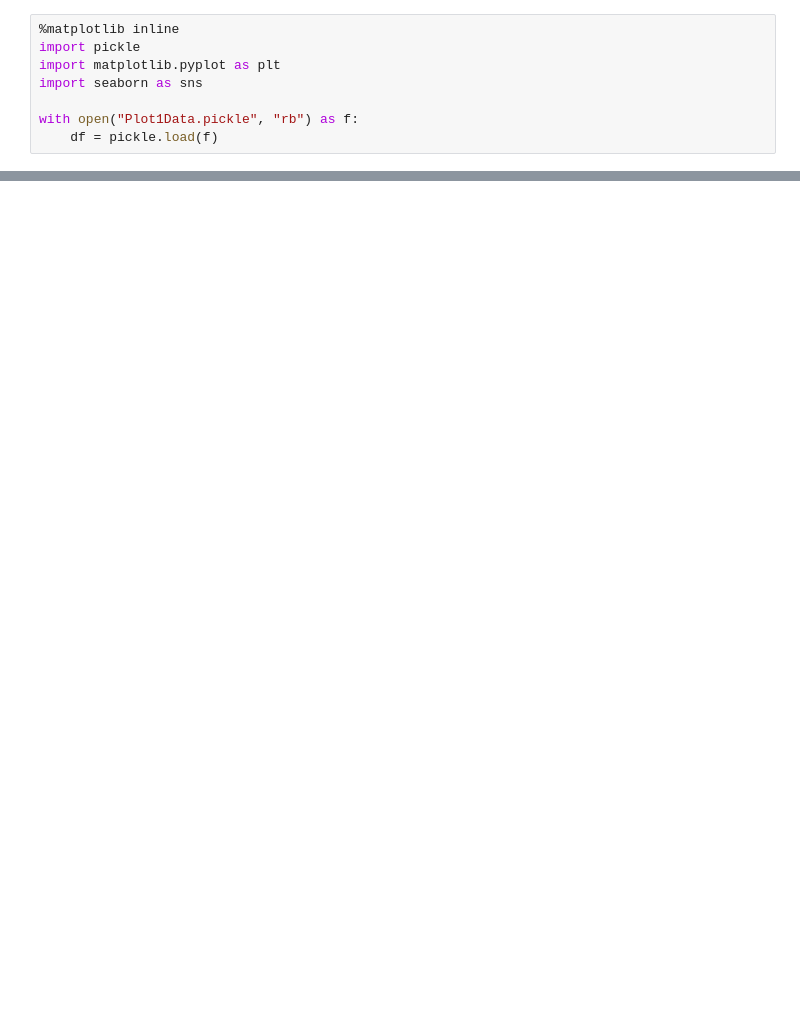
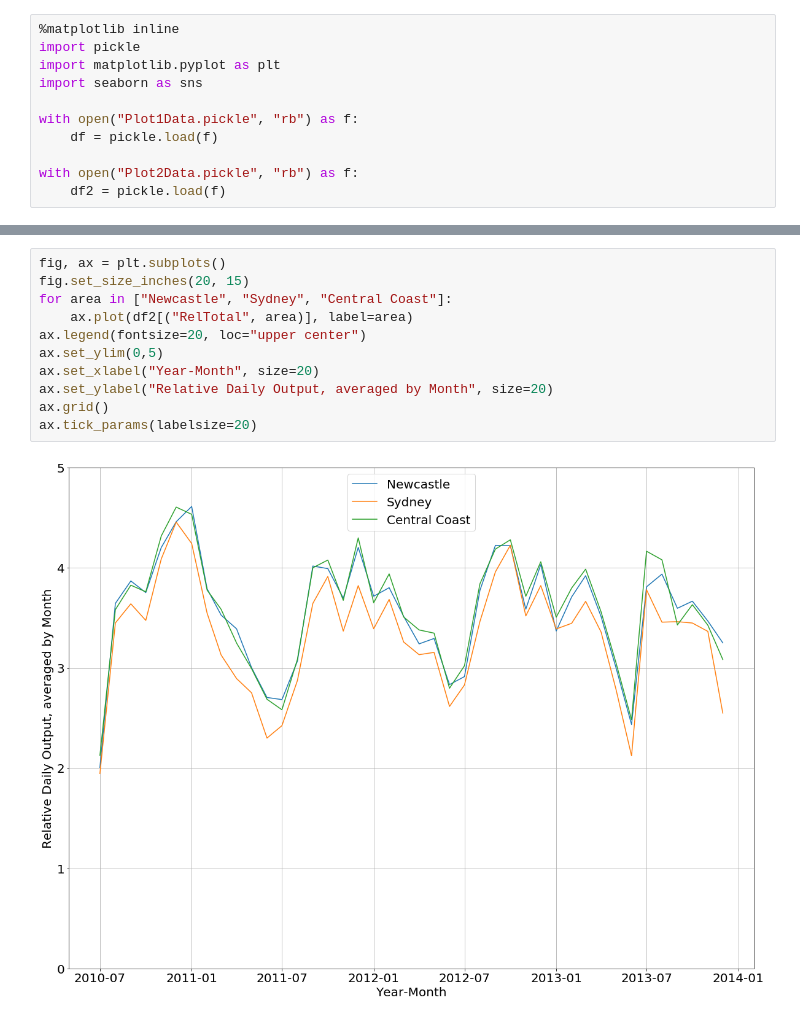
Before and after one commit to charlie0389/lylecplotdisplay, a Jupyter notebook: PlotDisplay.ipynb, the cells around one changed output, grey strips where cells are left out. Drawn from its saved outputs; the diff is of its cells as text; blank space fills up the shorter version.

```diff
--- a/PlotDisplay.ipynb
+++ b/PlotDisplay.ipynb
@@ -6,3 +6,6 @@ import seaborn as sns
 
 with open("Plot1Data.pickle", "rb") as f:
     df = pickle.load(f)
+
+with open("Plot2Data.pickle", "rb") as f:
+    df2 = pickle.load(f)
@@ -19,0 +43,13 @@ ax.tick_params(labelsize=20)
+# %%
+fig, ax = plt.subplots()
+fig.set_size_inches(20, 15)
+for area in ["Newcastle", "Sydney", "Central Coast"]:
+    ax.plot(df2[("RelTotal", area)], label=area)
+ax.legend(fontsize=20, loc="upper center")
+ax.set_ylim(0,5)
+ax.set_xlabel("Year-Month", size=20)
+ax.set_ylabel("Relative Daily Output, averaged by Month", size=20)
+ax.grid()
+ax.tick_params(labelsize=20)
+# %% [output]
+[figure, added]
```
Also changed, not shown: parts of 3 cells of this notebook.
